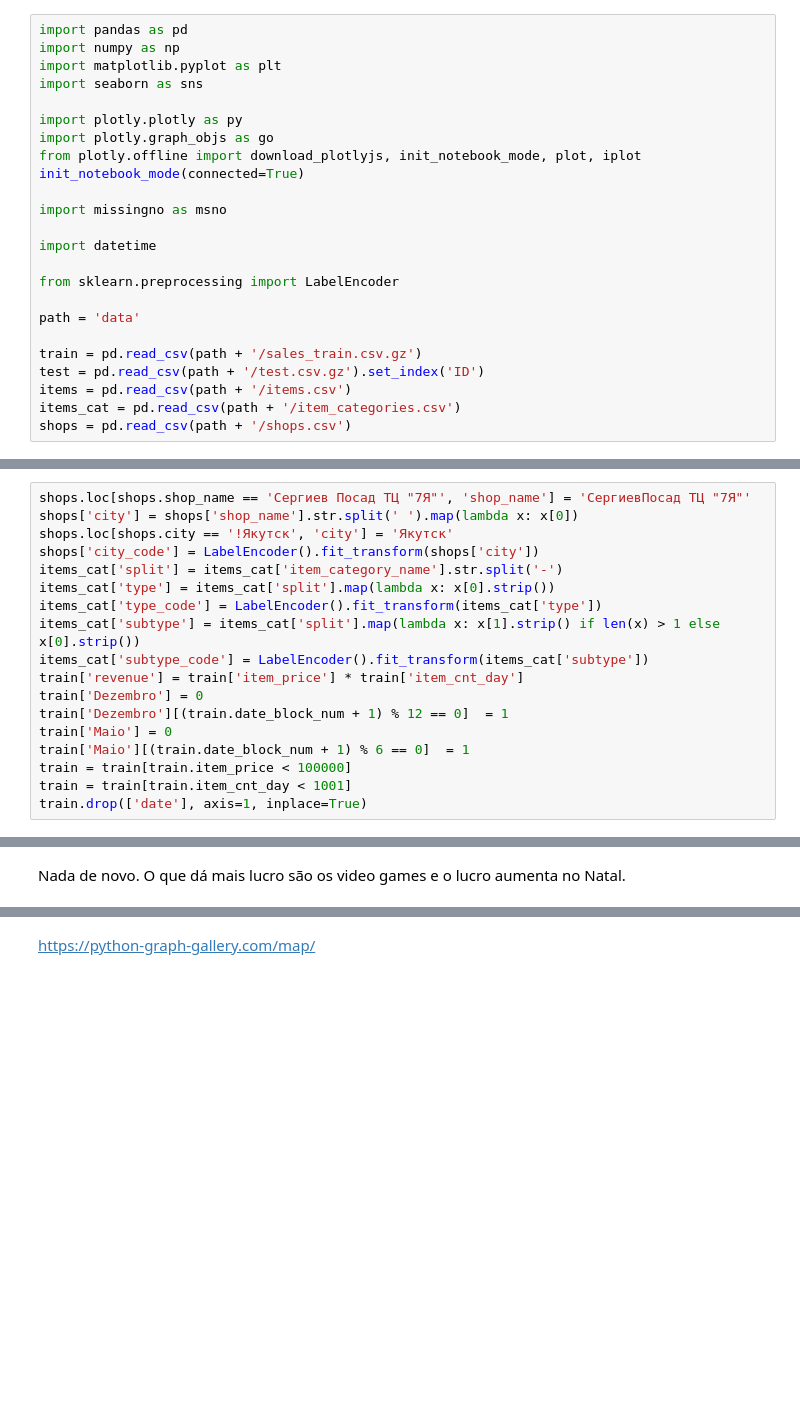
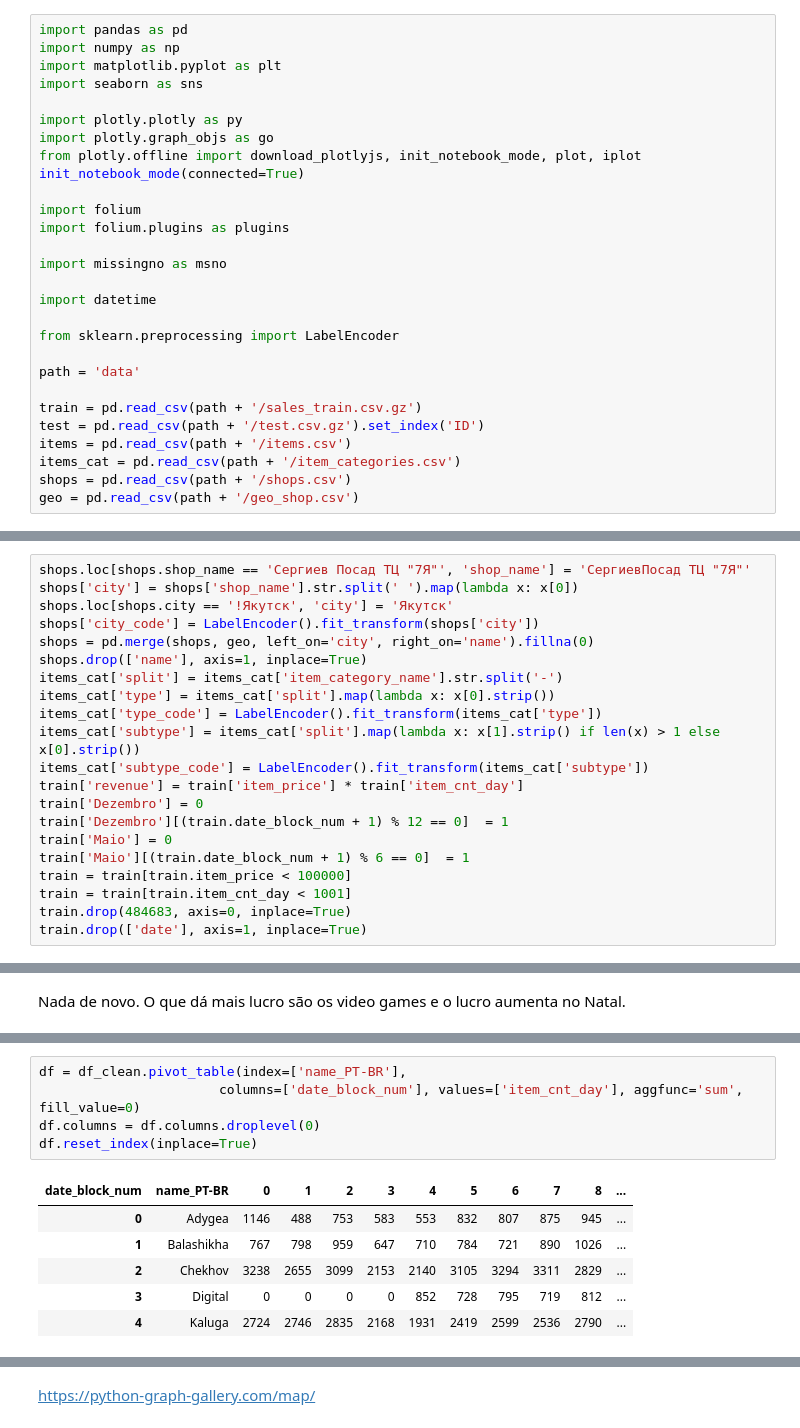
Before and after one commit to RGivisiez/Adv_ML, a Jupyter notebook: 1. EDA.ipynb, the cells around one changed output, grey strips where cells are left out. Cells and saved outputs as stored; diff of their text form; blank space fills up the shorter version.

```diff
--- a/1. EDA.ipynb
+++ b/1. EDA.ipynb
@@ -30,6 +32,9 @@ import plotly.plotly as py
 import plotly.graph_objs as go
 from plotly.offline import download_plotlyjs, init_notebook_mode, plot, iplot
 init_notebook_mode(connected=True)
+
+import folium
+import folium.plugins as plugins
 
 import missingno as msno
 
@@ -44,6 +49,7 @@ test = pd.read_csv(path + '/test.csv.gz').set_index('ID')
 items = pd.read_csv(path + '/items.csv')
 items_cat = pd.read_csv(path + '/item_categories.csv')
 shops = pd.read_csv(path + '/shops.csv')
+geo = pd.read_csv(path + '/geo_shop.csv')
 # %% [markdown]
 # Resumo e Objetivos
 # %% [markdown]
@@ -422,6 +444,8 @@ shops.loc[shops.shop_name == 'Сергиев Посад ТЦ "7Я"', 'shop_name'
 shops['city'] = shops['shop_name'].str.split(' ').map(lambda x: x[0])
 shops.loc[shops.city == '!Якутск', 'city'] = 'Якутск'
 shops['city_code'] = LabelEncoder().fit_transform(shops['city'])
+shops = pd.merge(shops, geo, left_on='city', right_on='name').fillna(0)
+shops.drop(['name'], axis=1, inplace=True)
 items_cat['split'] = items_cat['item_category_name'].str.split('-')
 items_cat['type'] = items_cat['split'].map(lambda x: x[0].strip())
 items_cat['type_code'] = LabelEncoder().fit_transform(items_cat['type'])
@@ -434,6 +458,7 @@ train['Maio'] = 0
 train['Maio'][(train.date_block_num + 1) % 6 == 0]  = 1
 train = train[train.item_price < 100000]
 train = train[train.item_cnt_day < 1001]
+train.drop(484683, axis=0, inplace=True)
 train.drop(['date'], axis=1, inplace=True)
 # %% [output]
 A value is trying to be set on a copy of a slice from a DataFrame
@@ -625,0 +688,12 @@ set(shops['city'])
+# %%
+df = df_clean.pivot_table(index=['name_PT-BR'],
+                       columns=['date_block_num'], values=['item_cnt_day'], aggfunc='sum', fill_value=0)
+df.columns = df.columns.droplevel(0)
+df.reset_index(inplace=True)
+# %% [output]
+| date_block_num | name_PT-BR | 0 | 1 | 2 | 3 | 4 | 5 | 6 | 7 | 8 | ... |
+| 0 | Adygea | 1146 | 488 | 753 | 583 | 553 | 832 | 807 | 875 | 945 | ... |
+| 1 | Balashikha | 767 | 798 | 959 | 647 | 710 | 784 | 721 | 890 | 1026 | ... |
+| 2 | Chekhov | 3238 | 2655 | 3099 | 2153 | 2140 | 3105 | 3294 | 3311 | 2829 | ... |
+| 3 | Digital | 0 | 0 | 0 | 0 | 852 | 728 | 795 | 719 | 812 | ... |
+| 4 | Kaluga | 2724 | 2746 | 2835 | 2168 | 1931 | 2419 | 2599 | 2536 | 2790 | ... |
```
Also changed, not shown: parts of 23 cells of this notebook, 2 other files.
